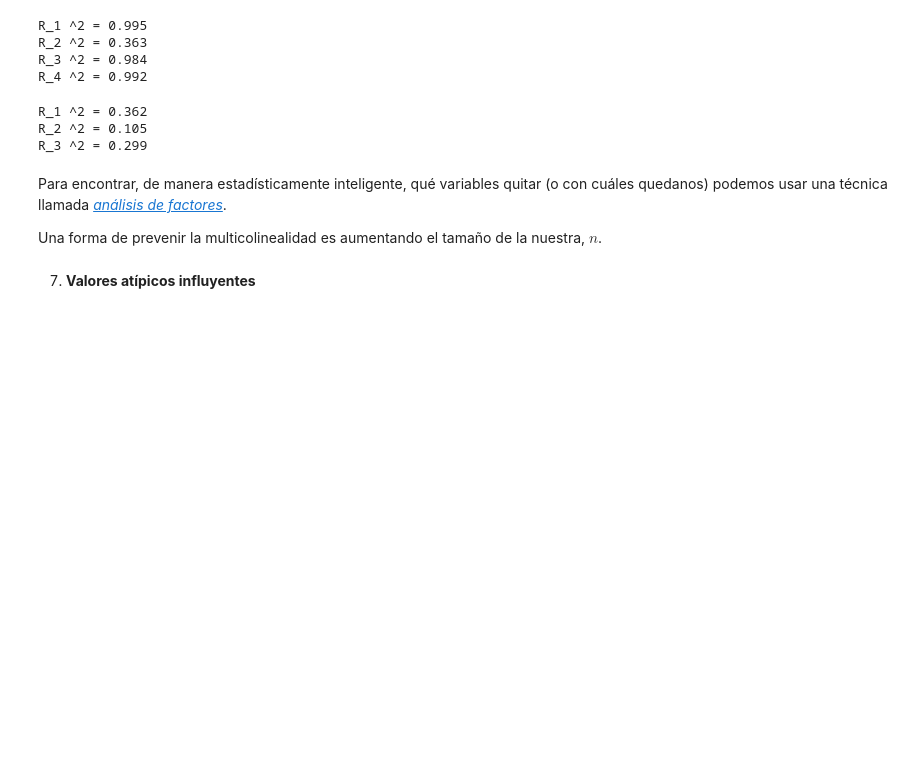
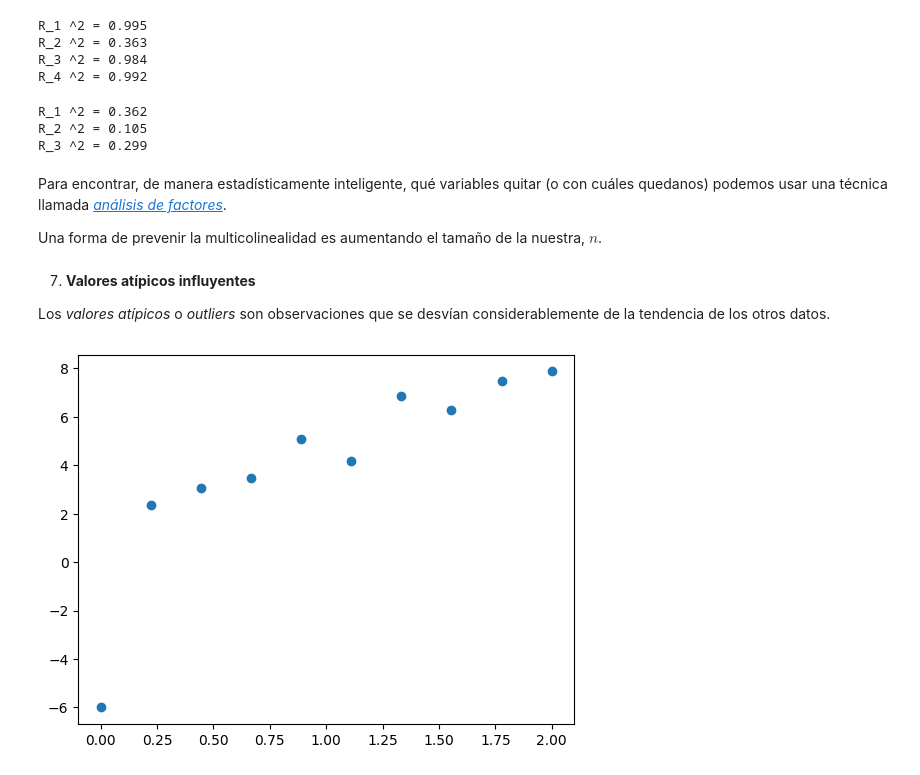
Before and after one commit to ivannpy/estadistica2_2023-2, a Jupyter notebook: MultipleRegression/RegresionMultiple.ipynb, the cells around one changed output. Drawn from its saved outputs; the diff is of its cells as text; code cells hidden in the pictures; blank space fills up the shorter version.

```diff
--- a/MultipleRegression/RegresionMultiple.ipynb
+++ b/MultipleRegression/RegresionMultiple.ipynb
@@ -1562,3 +1564,13 @@ Para encontrar, de manera estadísticamente inteligente, qué variables quitar (
 Una forma de prevenir la multicolinealidad es aumentando el tamaño de la nuestra, $n$.
 # %% [markdown]
 7. __Valores atípicos influyentes__
+
+Los _valores atípicos_ o _outliers_ son observaciones que se desvían considerablemente de la tendencia de los otros datos.
+# %%
+np.random.seed(1)
+x_out = np.linspace(0,2,10)
+y_out = 2 + 3 * x_out + np.random.normal(0,0.5, size=x_out.size)
+y_out[0] = -6
+plt.scatter(x_out, y_out);
+# %% [output]
+[figure, added]
```
Also changed, not shown: parts of 33 cells of this notebook.
